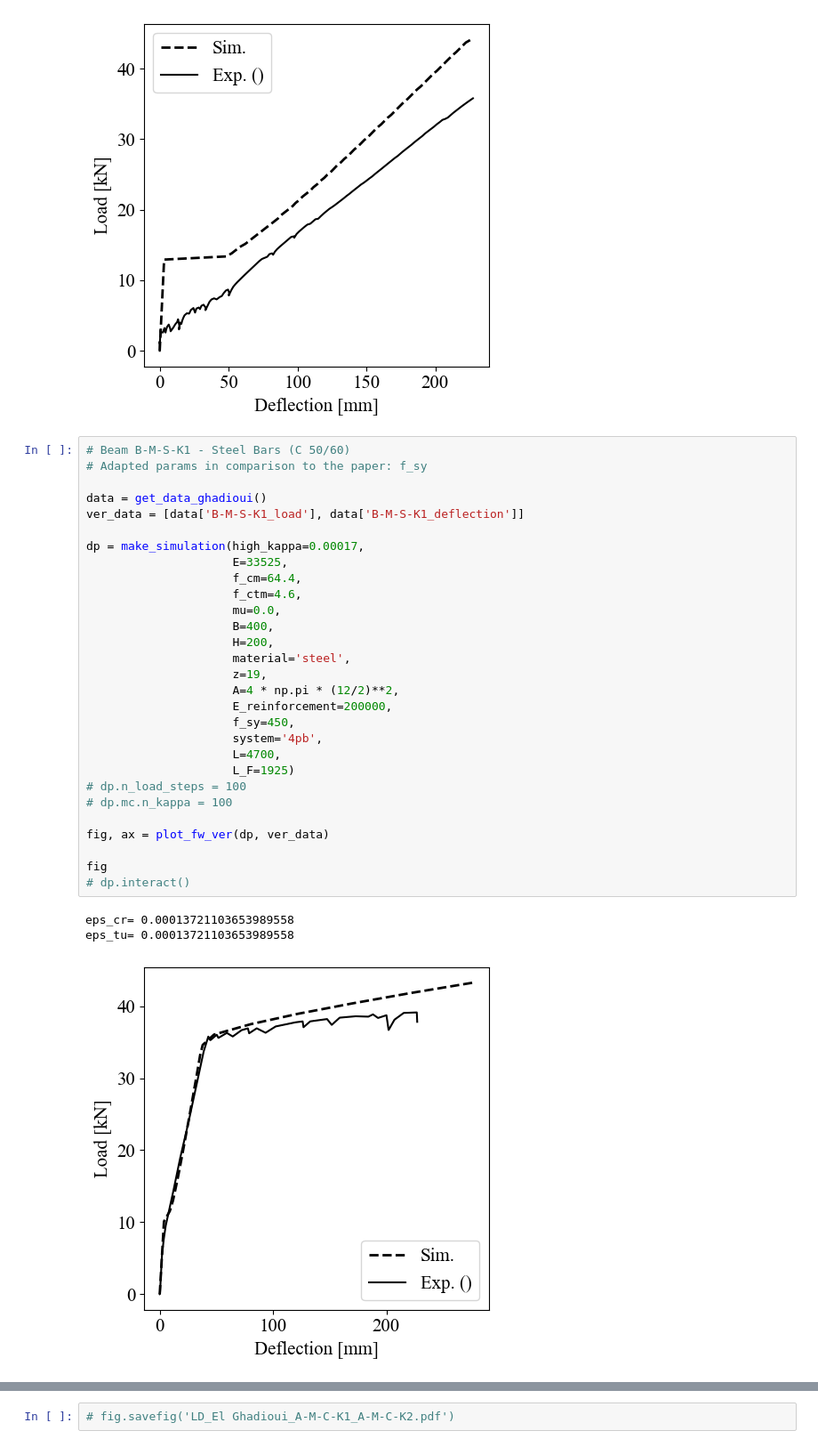
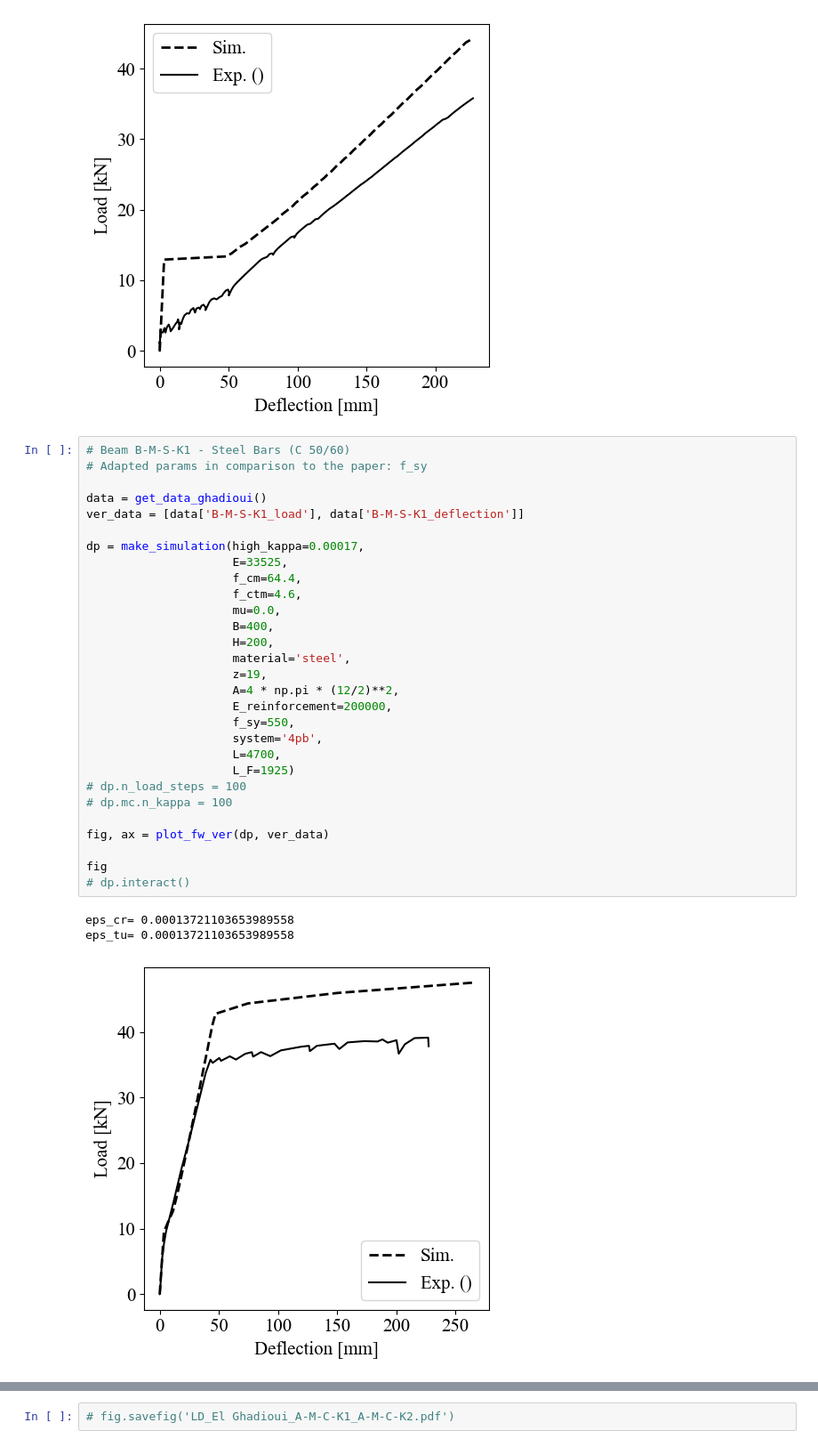
Before and after one commit to bmcs-group/bmcs_beam, a Jupyter notebook: notebooks/deflection/deflection_verification/deflection_profile_verification.ipynb, the cells around one changed output, grey strips where cells are left out. Shown at 89% size. Cells and saved outputs as stored; diff of their text form.

Commit message:
Slenderness curves according to El-Ghad are working

```diff
--- a/notebooks/deflection/deflection_verification/deflection_profile_verification.ipynb
+++ b/notebooks/deflection/deflection_verification/deflection_profile_verification.ipynb
@@ -298,35 +288,35 @@ eps_tu= 0.00013721103653989558
 # Beam B-M-S-K1 - Steel Bars (C 50/60)
 # Adapted params in comparison to the paper: f_sy
 
 data = get_data_ghadioui()
 ver_data = [data['B-M-S-K1_load'], data['B-M-S-K1_deflection']]
 
 dp = make_simulation(high_kappa=0.00017,
                      E=33525,
                      f_cm=64.4,
                      f_ctm=4.6,
                      mu=0.0,
                      B=400,
                      H=200,
                      material='steel',
                      z=19,
                      A=4 * np.pi * (12/2)**2,
                      E_reinforcement=200000,
-                     f_sy=450,
+                     f_sy=550,
                      system='4pb',
                      L=4700,
                      L_F=1925)
 # dp.n_load_steps = 100
 # dp.mc.n_kappa = 100
 
 fig, ax = plot_fw_ver(dp, ver_data)
 
 fig
 # dp.interact()
 # %% [output]
 eps_cr= 0.00013721103653989558
 eps_tu= 0.00013721103653989558
-[figure, old version]
+[figure, new version]
 # %%
 # Beam A-M-C-K1 - Grid (C 40/50)
 # Adapted params in comparison to the paper: None
```
Also changed, not shown: parts of 10 cells of this notebook, 8 other files.
